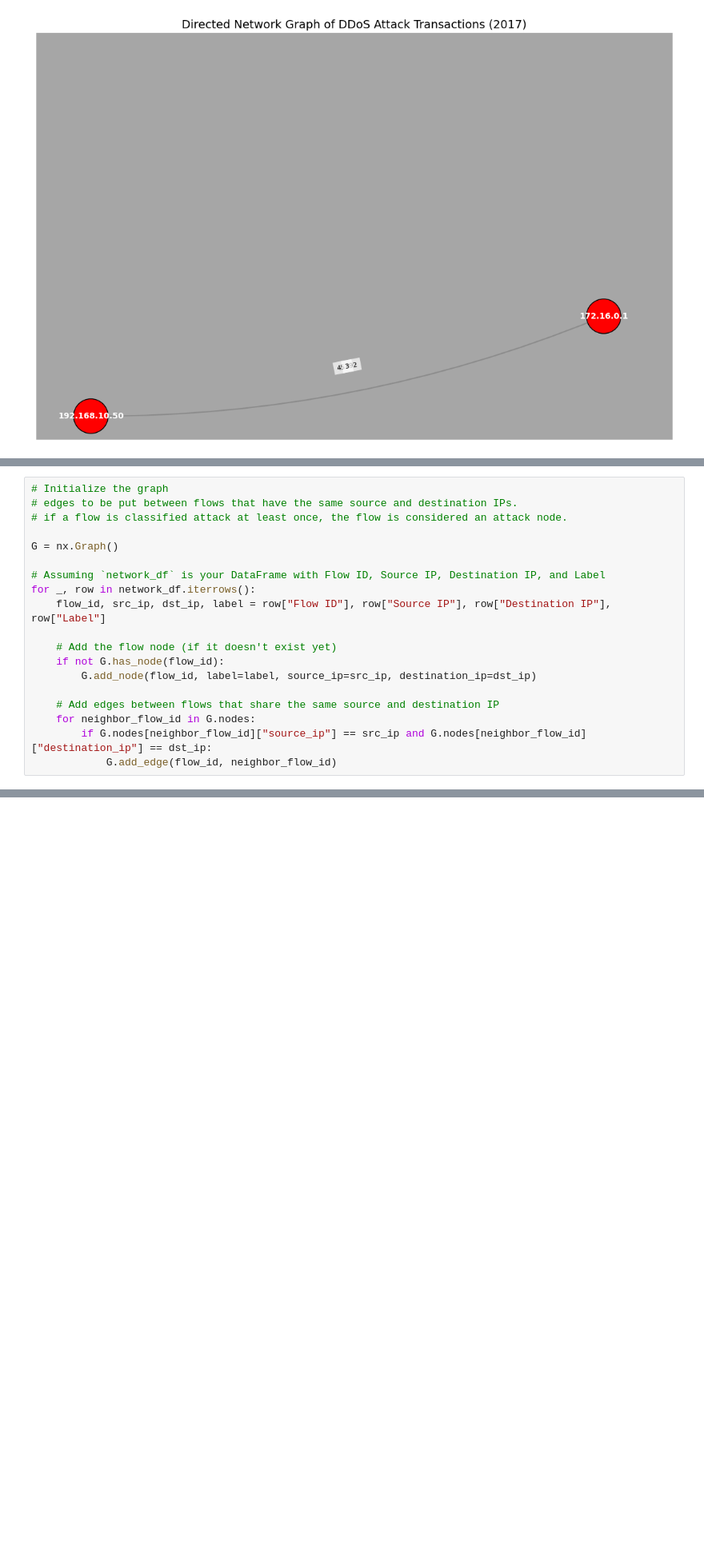
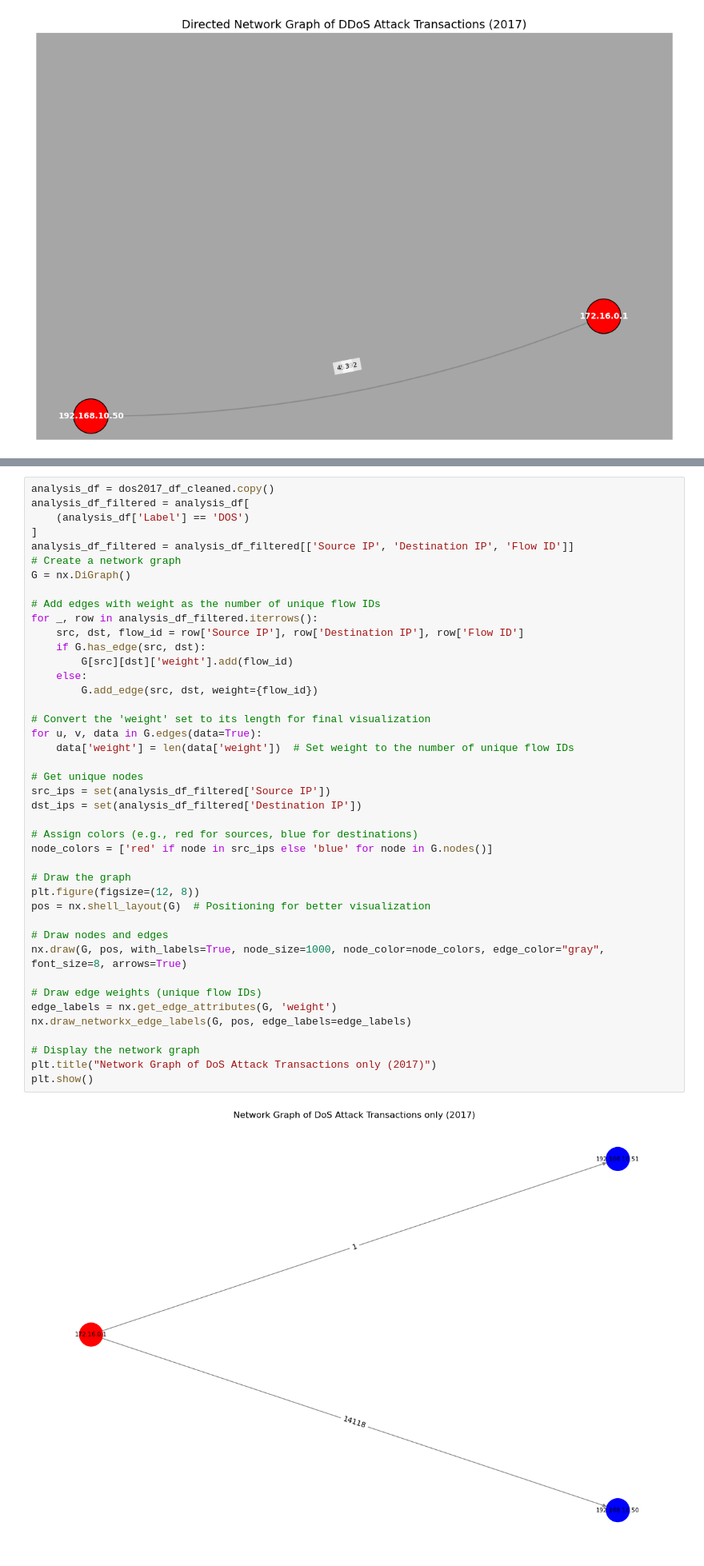
Before and after one commit to zhiyongyong-nus/dsa4263-fraudsters, a Jupyter notebook: cybersec_EDA.ipynb, the cells around one changed output, grey strips where cells are left out. Shown at 80% size. Saved outputs shown, nothing was run; the diff lists cells and outputs as text; blank space fills up the shorter version.

Commit message:
merged 2017and 2018 data

```diff
--- a/cybersec_EDA.ipynb
+++ b/cybersec_EDA.ipynb
@@ -646,19 +603,0 @@ plt.show()
-# %%
-# Initialize the graph
-# edges to be put between flows that have the same source and destination IPs.
-# if a flow is classified attack at least once, the flow is considered an attack node.
-
-G = nx.Graph()
-
-# Assuming `network_df` is your DataFrame with Flow ID, Source IP, Destination IP, and Label
-for _, row in network_df.iterrows():
-    flow_id, src_ip, dst_ip, label = row["Flow ID"], row["Source IP"], row["Destination IP"], row["Label"]
-
-    # Add the flow node (if it doesn't exist yet)
-    if not G.has_node(flow_id):
-        G.add_node(flow_id, label=label, source_ip=src_ip, destination_ip=dst_ip)
-
-    # Add edges between flows that share the same source and destination IP
-    for neighbor_flow_id in G.nodes:
-        if G.nodes[neighbor_flow_id]["source_ip"] == src_ip and G.nodes[neighbor_flow_id]["destination_ip"] == dst_ip:
-            G.add_edge(flow_id, neighbor_flow_id)
@@ -683,0 +604,44 @@ executing.executing.NotOneValueFound: Expected one value, found 0
+# %%
+analysis_df = dos2017_df_cleaned.copy()
+analysis_df_filtered = analysis_df[
+    (analysis_df['Label'] == 'DOS')
+]
+analysis_df_filtered = analysis_df_filtered[['Source IP', 'Destination IP', 'Flow ID']]
+# Create a network graph
+G = nx.DiGraph()
+
+# Add edges with weight as the number of unique flow IDs
+for _, row in analysis_df_filtered.iterrows():
+    src, dst, flow_id = row['Source IP'], row['Destination IP'], row['Flow ID']
+    if G.has_edge(src, dst):
+        G[src][dst]['weight'].add(flow_id)
+    else:
+        G.add_edge(src, dst, weight={flow_id})
+
+# Convert the 'weight' set to its length for final visualization
+for u, v, data in G.edges(data=True):
+    data['weight'] = len(data['weight'])  # Set weight to the number of unique flow IDs
+
+# Get unique nodes
+src_ips = set(analysis_df_filtered['Source IP'])
+dst_ips = set(analysis_df_filtered['Destination IP'])
+
+# Assign colors (e.g., red for sources, blue for destinations)
+node_colors = ['red' if node in src_ips else 'blue' for node in G.nodes()]
+
+# Draw the graph
+plt.figure(figsize=(12, 8))
+pos = nx.shell_layout(G)  # Positioning for better visualization
+
+# Draw nodes and edges
+nx.draw(G, pos, with_labels=True, node_size=1000, node_color=node_colors, edge_color="gray", font_size=8, arrows=True)
+
+# Draw edge weights (unique flow IDs)
+edge_labels = nx.get_edge_attributes(G, 'weight')
+nx.draw_networkx_edge_labels(G, pos, edge_labels=edge_labels)
+
+# Display the network graph
+plt.title("Network Graph of DoS Attack Transactions only (2017)")
+plt.show()
+# %% [output]
+[figure, added]
```
Also changed, not shown: parts of 21 cells of this notebook, 2 other files.
